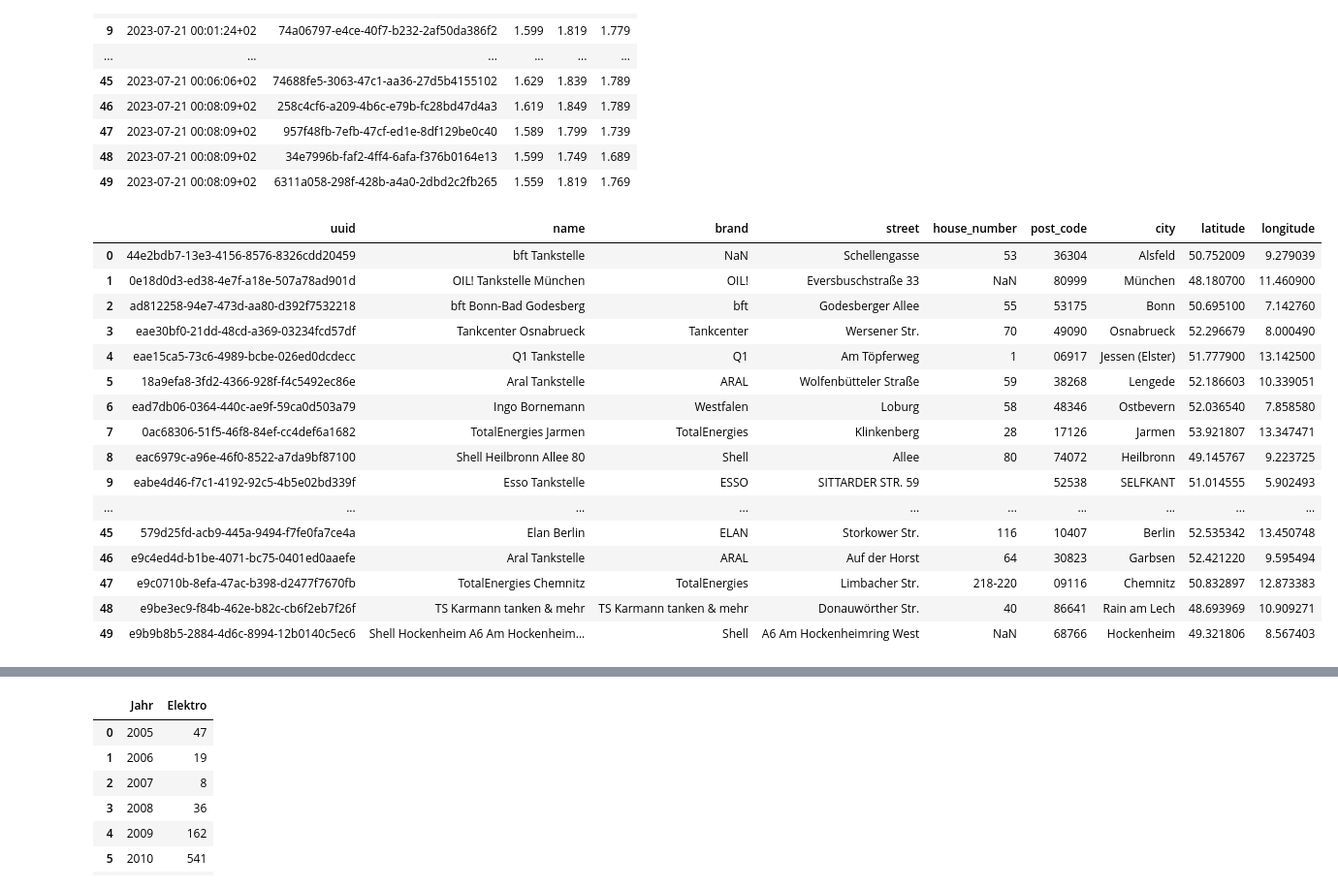
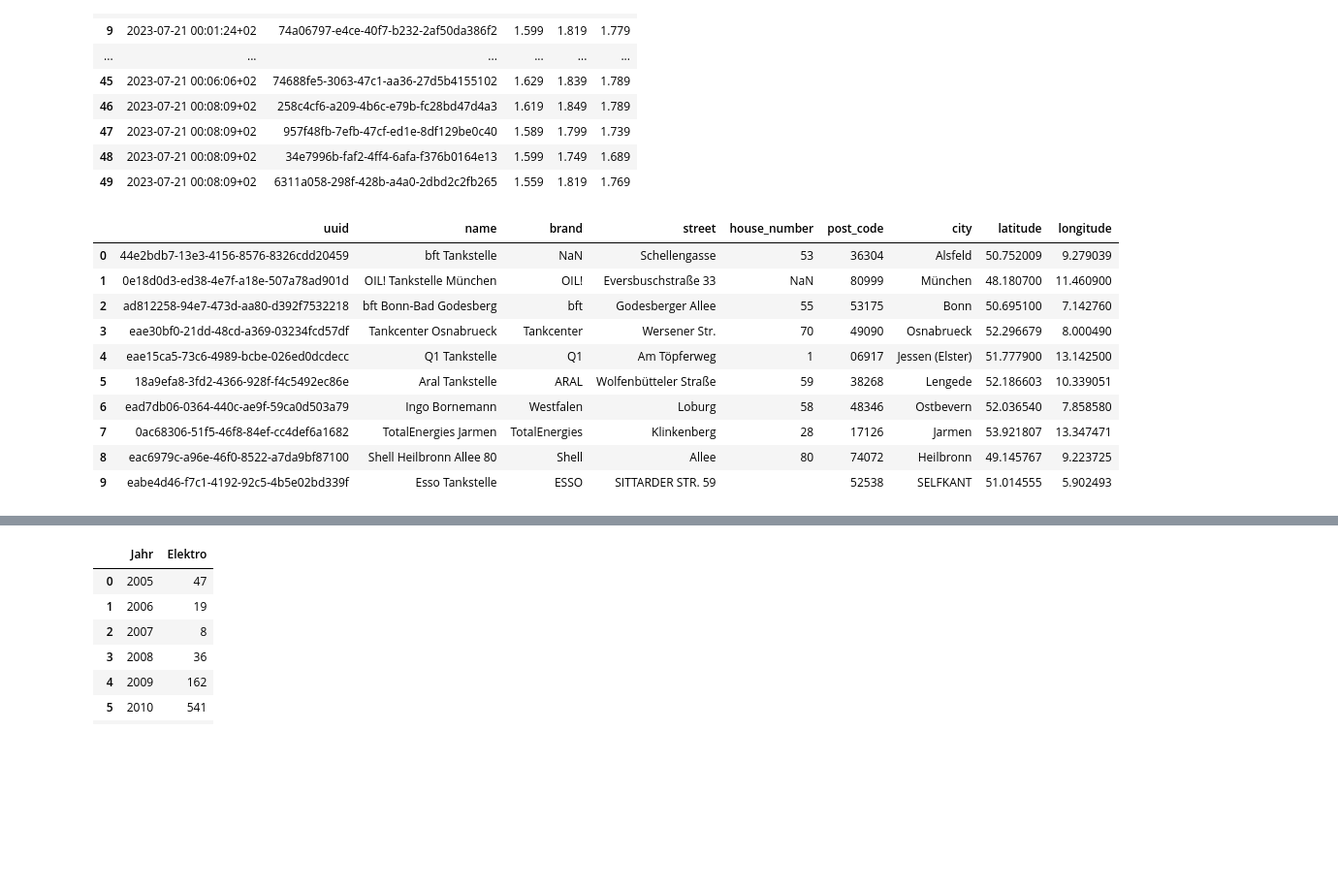
Before and after one commit to Takomonios/Team02_ChargeIT, a Jupyter notebook: datasets/transformationDatasets.ipynb, the cells around one changed output, grey strips where cells are left out. Shown: that part at 97% size. Drawn from its saved outputs; the diff is of its cells as text; code cells hidden in the pictures; blank space fills up the shorter version.

```diff
--- a/datasets/transformationDatasets.ipynb
+++ b/datasets/transformationDatasets.ipynb
@@ -45,27 +46,21 @@ df_prices.head(50)
 # %%
 df_stations = pd.read_csv("/Users/philippusasefaw/team02/datasets/Gasstation/price/2023-07-21-stations.csv")
 
 df_stations.drop(["first_active", "openingtimes_json"], axis = 1, inplace = True)
 
-df_stations.head(50)
+df_stations.head(10)
 # %% [output]
 |  | uuid | name | brand | street | house_number | post_code | city | latitude | longitude |
 | 0 | 44e2bdb7-13e3-4156-8576-8326cdd20459 | bft Tankstelle | NaN | Schellengasse | 53 | 36304 | Alsfeld | 50.752009 | 9.279039 |
 | 1 | 0e18d0d3-ed38-4e7f-a18e-507a78ad901d | OIL! Tankstelle München | OIL! | Eversbuschstraße 33 | NaN | 80999 | München | 48.180700 | 11.460900 |
 | 2 | ad812258-94e7-473d-aa80-d392f7532218 | bft Bonn-Bad Godesberg | bft | Godesberger Allee | 55 | 53175 | Bonn | 50.695100 | 7.142760 |
 | 3 | eae30bf0-21dd-48cd-a369-03234fcd57df | Tankcenter Osnabrueck | Tankcenter | Wersener Str. | 70 | 49090 | Osnabrueck | 52.296679 | 8.000490 |
 | 4 | eae15ca5-73c6-4989-bcbe-026ed0dcdecc | Q1 Tankstelle | Q1 | Am Töpferweg | 1 | 06917 | Jessen (Elster) | 51.777900 | 13.142500 |
 | 5 | 18a9efa8-3fd2-4366-928f-f4c5492ec86e | Aral Tankstelle | ARAL | Wolfenbütteler Straße | 59 | 38268 | Lengede | 52.186603 | 10.339051 |
 | 6 | ead7db06-0364-440c-ae9f-59ca0d503a79 | Ingo Bornemann | Westfalen | Loburg | 58 | 48346 | Ostbevern | 52.036540 | 7.858580 |
 | 7 | 0ac68306-51f5-46f8-84ef-cc4def6a1682 | TotalEnergies Jarmen | TotalEnergies | Klinkenberg | 28 | 17126 | Jarmen | 53.921807 | 13.347471 |
 | 8 | eac6979c-a96e-46f0-8522-a7da9bf87100 | Shell Heilbronn Allee 80 | Shell | Allee | 80 | 74072 | Heilbronn | 49.145767 | 9.223725 |
 | 9 | eabe4d46-f7c1-4192-92c5-4b5e02bd339f | Esso Tankstelle | ESSO | SITTARDER STR. 59 |  | 52538 | SELFKANT | 51.014555 | 5.902493 |
-| ... | ... | ... | ... | ... | ... | ... | ... | ... | ... |
-| 45 | 579d25fd-acb9-445a-9494-f7fe0fa7ce4a | Elan Berlin | ELAN | Storkower Str. | 116 | 10407 | Berlin | 52.535342 | 13.450748 |
-| 46 | e9c4ed4d-b1be-4071-bc75-0401ed0aaefe | Aral Tankstelle | ARAL | Auf der Horst | 64 | 30823 | Garbsen | 52.421220 | 9.595494 |
-| 47 | e9c0710b-8efa-47ac-b398-d2477f7670fb | TotalEnergies Chemnitz | TotalEnergies | Limbacher Str. | 218-220 | 09116 | Chemnitz | 50.832897 | 12.873383 |
-| 48 | e9be3ec9-f84b-462e-b82c-cb6f2eb7f26f | TS Karmann tanken & mehr | TS Karmann tanken & mehr | Donauwörther Str. | 40 | 86641 | Rain am Lech | 48.693969 | 10.909271 |
-| 49 | e9b9b8b5-2884-4d6c-8994-12b0140c5ec6 | Shell Hockenheim A6 Am Hockenheim... | Shell | A6 Am Hockenheimring West | NaN | 68766 | Hockenheim | 49.321806 | 8.567403 |
 # %%
 df_zulassung_bundesland = pd.read_excel("/Users/philippusasefaw/team02/datasets/fz14_2022.xlsx", sheet_name="FZ 14.1")
 
```
Also changed, not shown: parts of 7 cells of this notebook.
